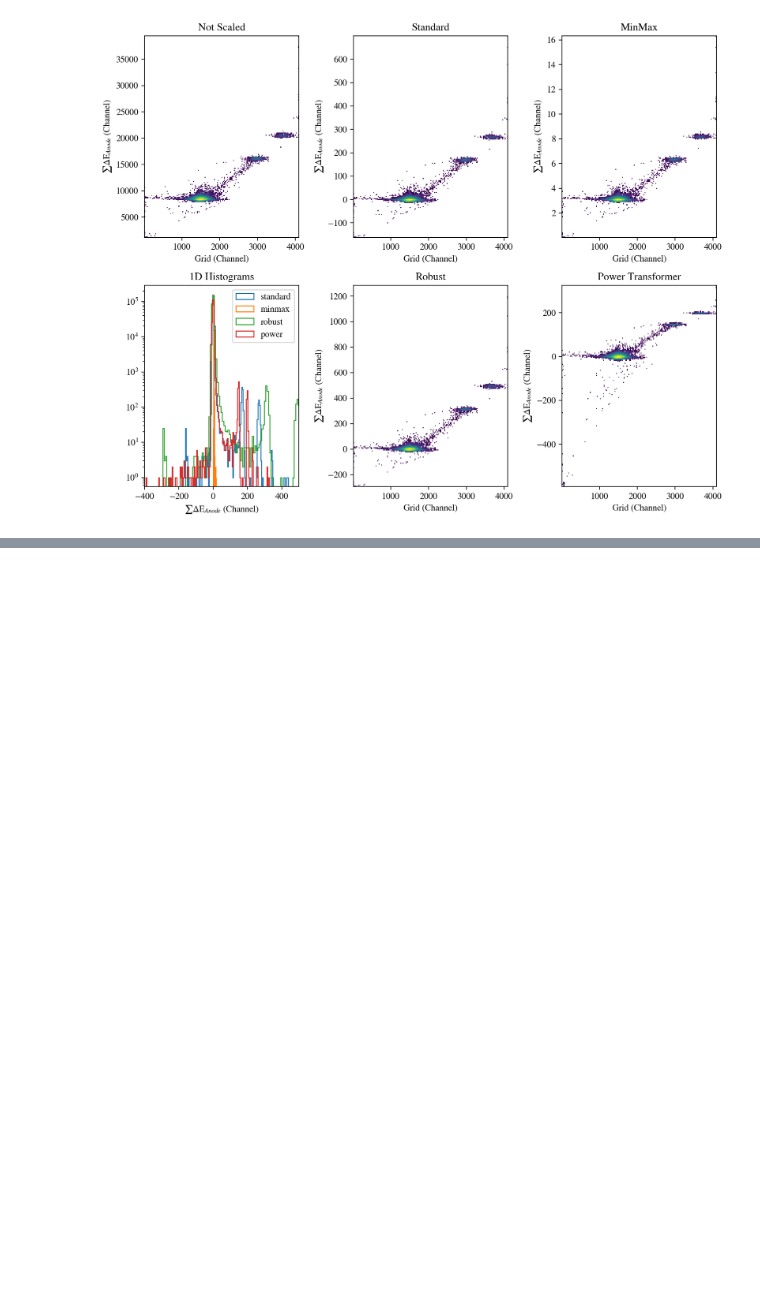
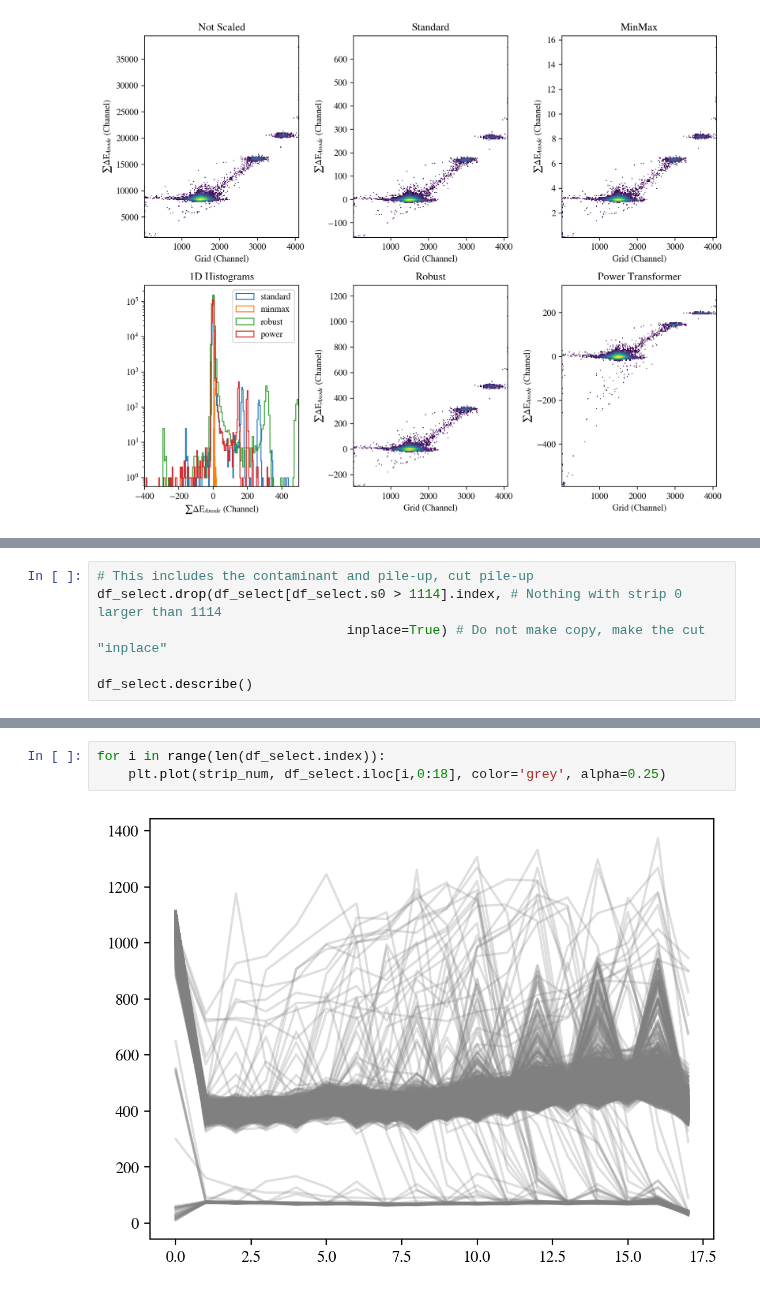
Before and after one commit to dneto1729/MUSIC_with_python, a Jupyter notebook: tutorials/5 - Playing with Scikit-Learn.ipynb, the cells around one changed output, grey strips where cells are left out. Cells and saved outputs as stored; diff of their text form; blank space fills up the shorter version.

```diff
--- a/tutorials/5 - Playing with Scikit-Learn.ipynb
+++ b/tutorials/5 - Playing with Scikit-Learn.ipynb
@@ -185,0 +251,6 @@ plt.show()
+# %%
+# This includes the contaminant and pile-up, cut pile-up
+df_select.drop(df_select[df_select.s0 > 1114].index, # Nothing with strip 0 larger than 1114
+                                inplace=True) # Do not make copy, make the cut "inplace"
+
+df_select.describe()
@@ -185,0 +267,5 @@ plt.show()
+# %%
+for i in range(len(df_select.index)):
+    plt.plot(strip_num, df_select.iloc[i,0:18], color='grey', alpha=0.25)
+# %% [output]
+[figure, added]
```
Also changed, not shown: parts of 10 cells of this notebook.
